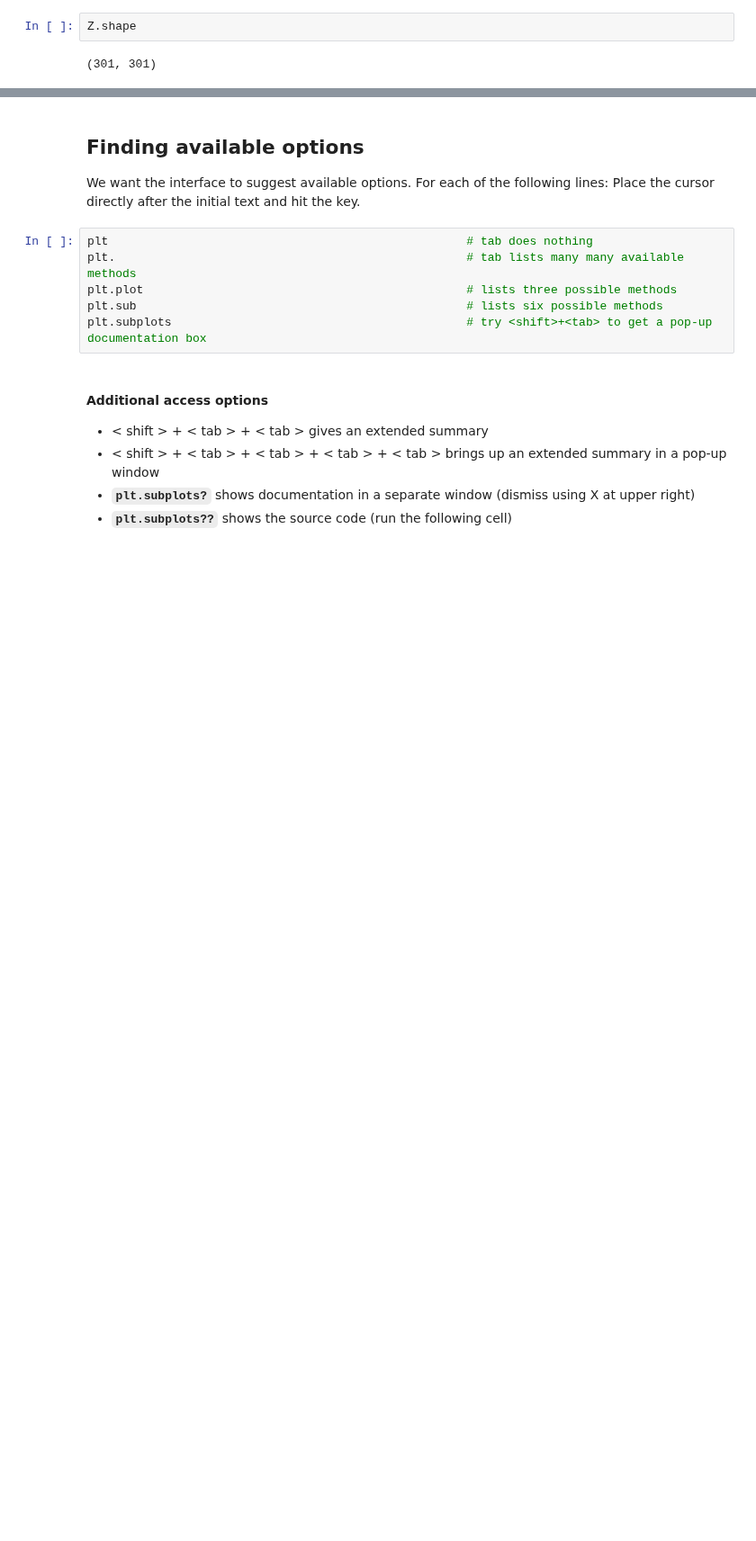
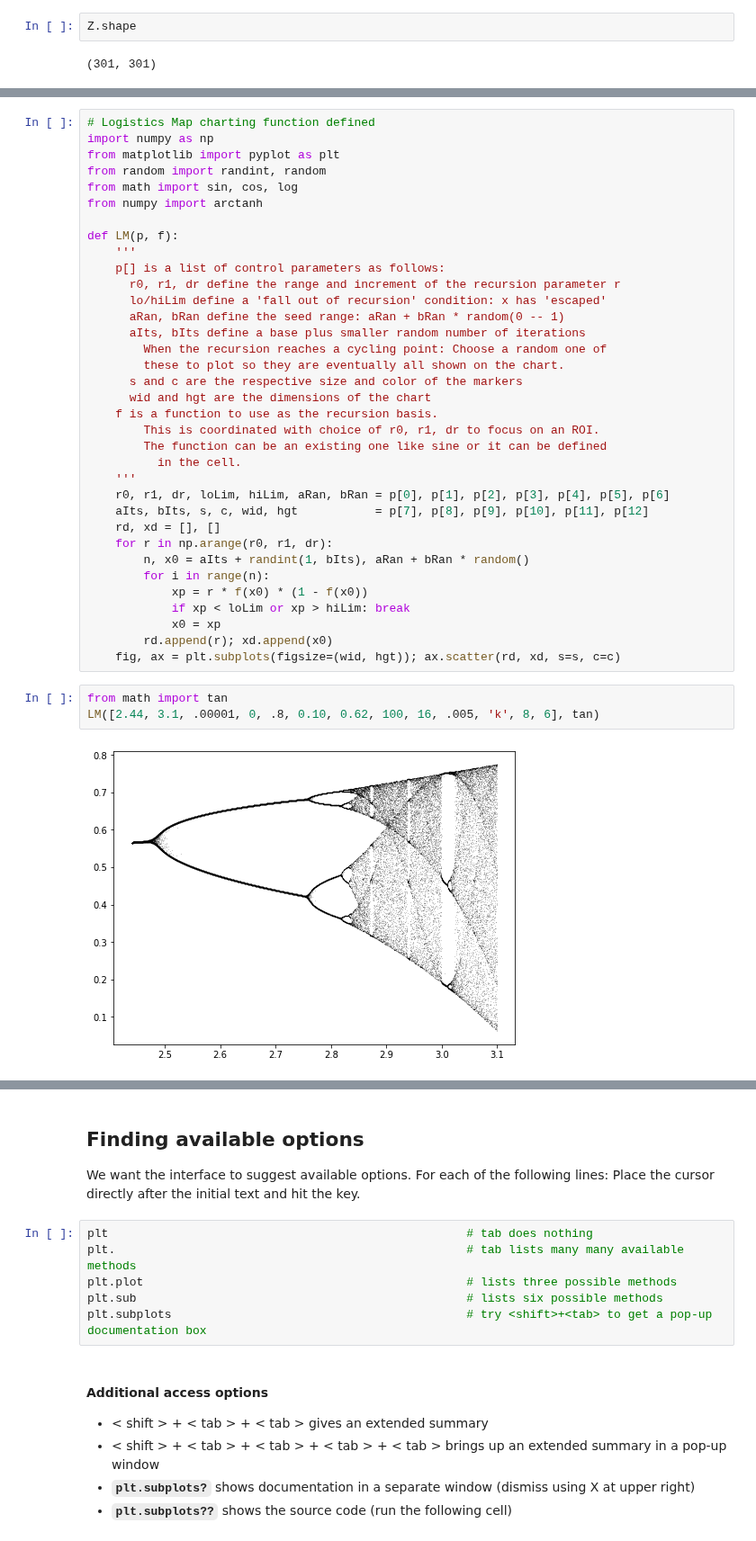
Before and after one commit to robfatland/othermathclub, a Jupyter notebook: howto.ipynb, the cells around one changed output, grey strips where cells are left out. Shown at 90% size. Drawn from its saved outputs; the diff is of its cells as text; blank space fills up the shorter version.

```diff
--- a/howto.ipynb
+++ b/howto.ipynb
@@ -381,0 +413,40 @@ Z.shape
+# %%
+# Logistics Map charting function defined
+import numpy as np
+from matplotlib import pyplot as plt
+from random import randint, random
+from math import sin, cos, log
+from numpy import arctanh
+
+def LM(p, f):
+    '''
+    p[] is a list of control parameters as follows:
+      r0, r1, dr define the range and increment of the recursion parameter r
+      lo/hiLim define a 'fall out of recursion' condition: x has 'escaped'
+      aRan, bRan define the seed range: aRan + bRan * random(0 -- 1)
+      aIts, bIts define a base plus smaller random number of iterations
+        When the recursion reaches a cycling point: Choose a random one of
+        these to plot so they are eventually all shown on the chart.
+      s and c are the respective size and color of the markers
+      wid and hgt are the dimensions of the chart
+    f is a function to use as the recursion basis.
+        This is coordinated with choice of r0, r1, dr to focus on an ROI.
+        The function can be an existing one like sine or it can be defined
+          in the cell.
+    '''
+    r0, r1, dr, loLim, hiLim, aRan, bRan = p[0], p[1], p[2], p[3], p[4], p[5], p[6]
+    aIts, bIts, s, c, wid, hgt           = p[7], p[8], p[9], p[10], p[11], p[12]
+    rd, xd = [], []
+    for r in np.arange(r0, r1, dr):
+        n, x0 = aIts + randint(1, bIts), aRan + bRan * random()
+        for i in range(n):
+            xp = r * f(x0) * (1 - f(x0))
+            if xp < loLim or xp > hiLim: break
+            x0 = xp
+        rd.append(r); xd.append(x0)
+    fig, ax = plt.subplots(figsize=(wid, hgt)); ax.scatter(rd, xd, s=s, c=c)
+# %%
+from math import tan
+LM([2.44, 3.1, .00001, 0, .8, 0.10, 0.62, 100, 16, .005, 'k', 8, 6], tan)
+# %% [output]
+[figure, added]
```
Also changed, not shown: parts of 13 cells of this notebook, 1 other file.
